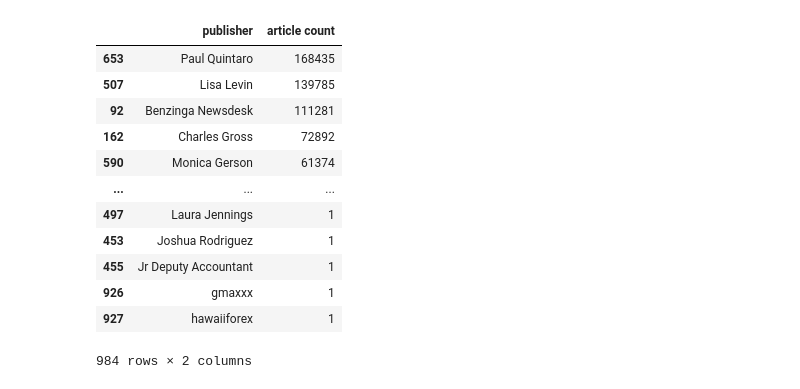
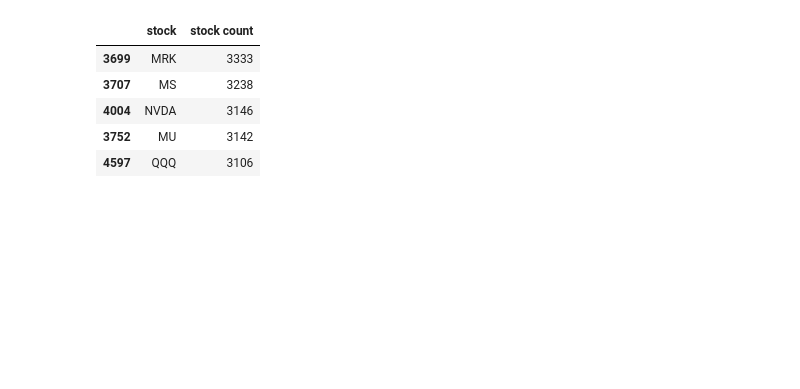
Before and after one commit to Amangtt/Stock-market-data-analysis-and-prediction, a Jupyter notebook: notebooks/article.ipynb, the cells around one changed output. Saved outputs shown, nothing was run; the diff lists cells and outputs as text; code cells hidden in the pictures; blank space fills up the shorter version.

```diff
--- a/notebooks/article.ipynb
+++ b/notebooks/article.ipynb
@@ -4,4 +4,8 @@ import matplotlib.pyplot as plt
 import os, sys
 notebook_dir= os.getcwd()
 sys.path.append(os.path.join(notebook_dir, '..', 'scripts'))
-from news import news_
+from eda import Descriptive
+from Publisher_analysis import publisher
+from Sentiment_analysis import sentiment
+from logger import SetupLogger
+logger = SetupLogger(log_file='../logs/notebooks.log').get_logger()
@@ -26,2 +12,8 @@ df
+# %%
+
+df=pd.read_csv('../Data/raw_analyst_ratings.csv')
+news_= Descriptive(df,logger)
+publish= publisher(df,logger)
+sen= sentiment(df,logger)
 # %%
 # Calculate the length of each headline and getting stats about the column
@@ -39,19 +35,10 @@ Name: headline, dtype: object
 # %%
 #calculating the how many articles have the pulisherd published and storing the count in article count
-article_per_publisher= df.groupby('publisher').size().reset_index(name='article count')
-article_per_publisher = article_per_publisher.sort_values(by='article count', ascending=False)
-article_per_publisher
+news_.stock()
 # %% [output]
-|  | publisher | article count |
-| 653 | Paul Quintaro | 168435 |
-| 507 | Lisa Levin | 139785 |
-| 92 | Benzinga Newsdesk | 111281 |
-| 162 | Charles Gross | 72892 |
-| 590 | Monica Gerson | 61374 |
-| ... | ... | ... |
-| 497 | Laura Jennings | 1 |
-| 453 | Joshua Rodriguez | 1 |
-| 455 | Jr Deputy Accountant | 1 |
-| 926 | gmaxxx | 1 |
-| 927 | hawaiiforex | 1 |
+|  | stock | stock count |
+| 3699 | MRK | 3333 |
+| 3707 | MS | 3238 |
+| 4004 | NVDA | 3146 |
+| 3752 | MU | 3142 |
+| 4597 | QQQ | 3106 |
-984 rows × 2 columns
```
Also changed, not shown: parts of 12 cells of this notebook, 3 other files.
